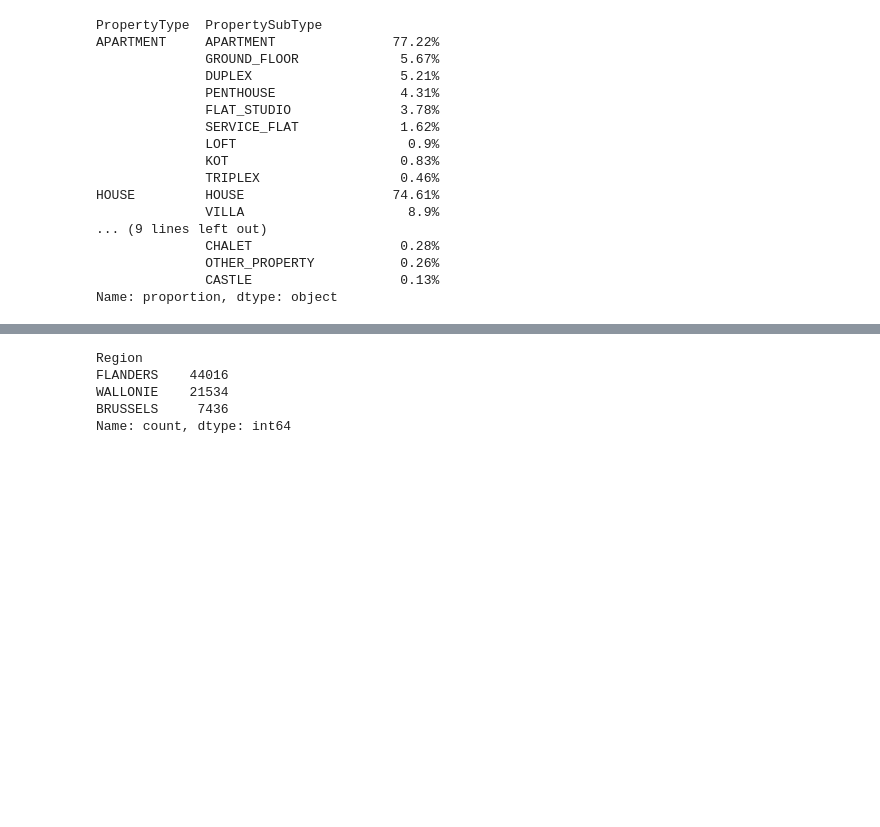
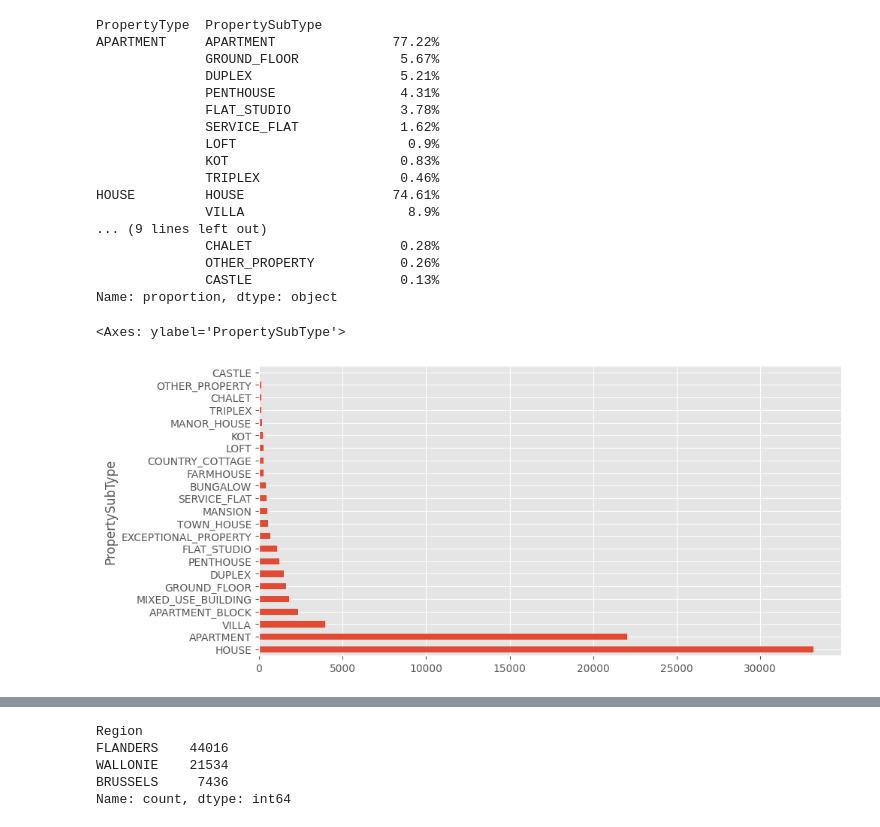
Before and after one commit to emsuru/charlie-02-data-analysis, a Jupyter notebook: EDA_charlie02.ipynb, the cells around one changed output, grey strips where cells are left out. Drawn from its saved outputs; the diff is of its cells as text; code cells hidden in the pictures; blank space fills up the shorter version.

```diff
--- a/EDA_charlie02.ipynb
+++ b/EDA_charlie02.ipynb
@@ -304,3 +337,12 @@ HOUSE         HOUSE                   74.61%
               OTHER_PROPERTY           0.26%
               CASTLE                   0.13%
 Name: proportion, dtype: object
+# %%
+# bar chart property subtypes per each type
+#df.groupby('PropertyType')['PropertySubType'].value_counts().unstack().plot(kind='bar', stacked=True, figsize=(10, 5))
+
+#bar chart property subtypes
+df['PropertySubType'].value_counts().plot(kind='barh', figsize=(10, 5))
+# %% [output]
+<Axes: ylabel='PropertySubType'>
+[figure, added]
```
Also changed, not shown: parts of 99 cells of this notebook.
